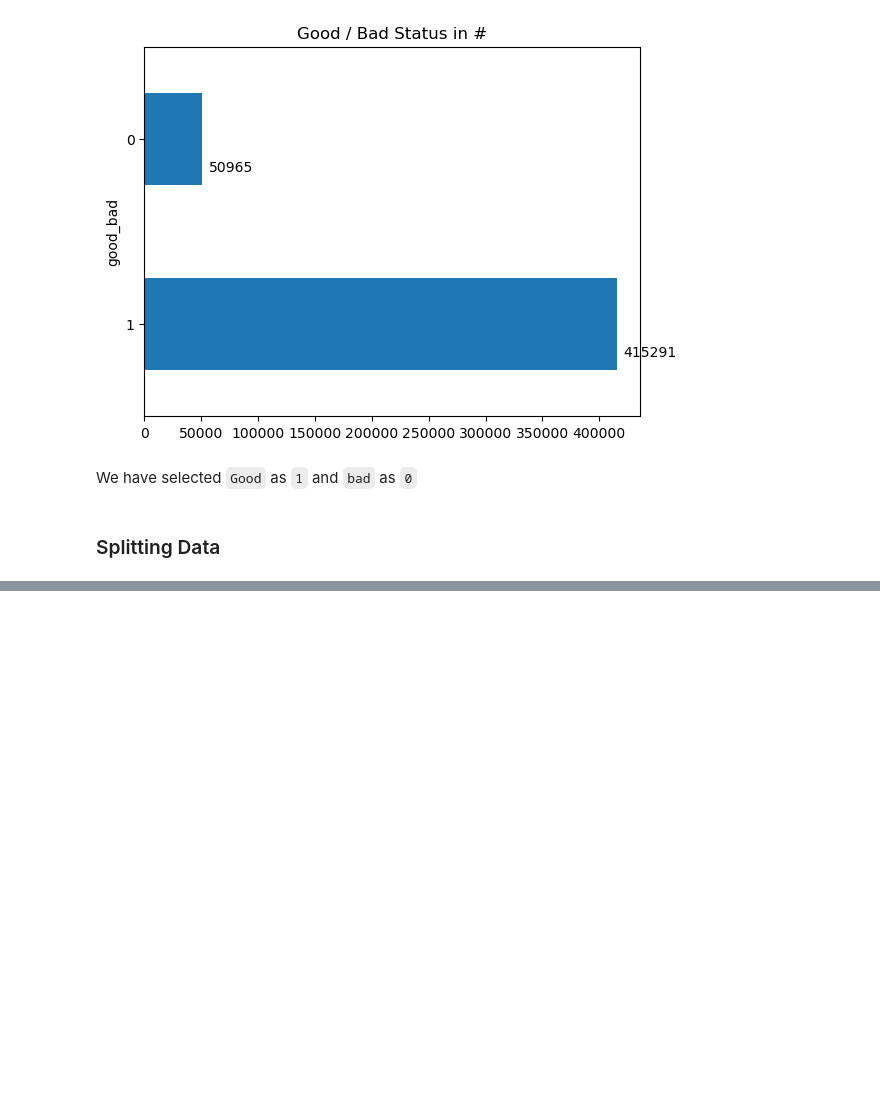
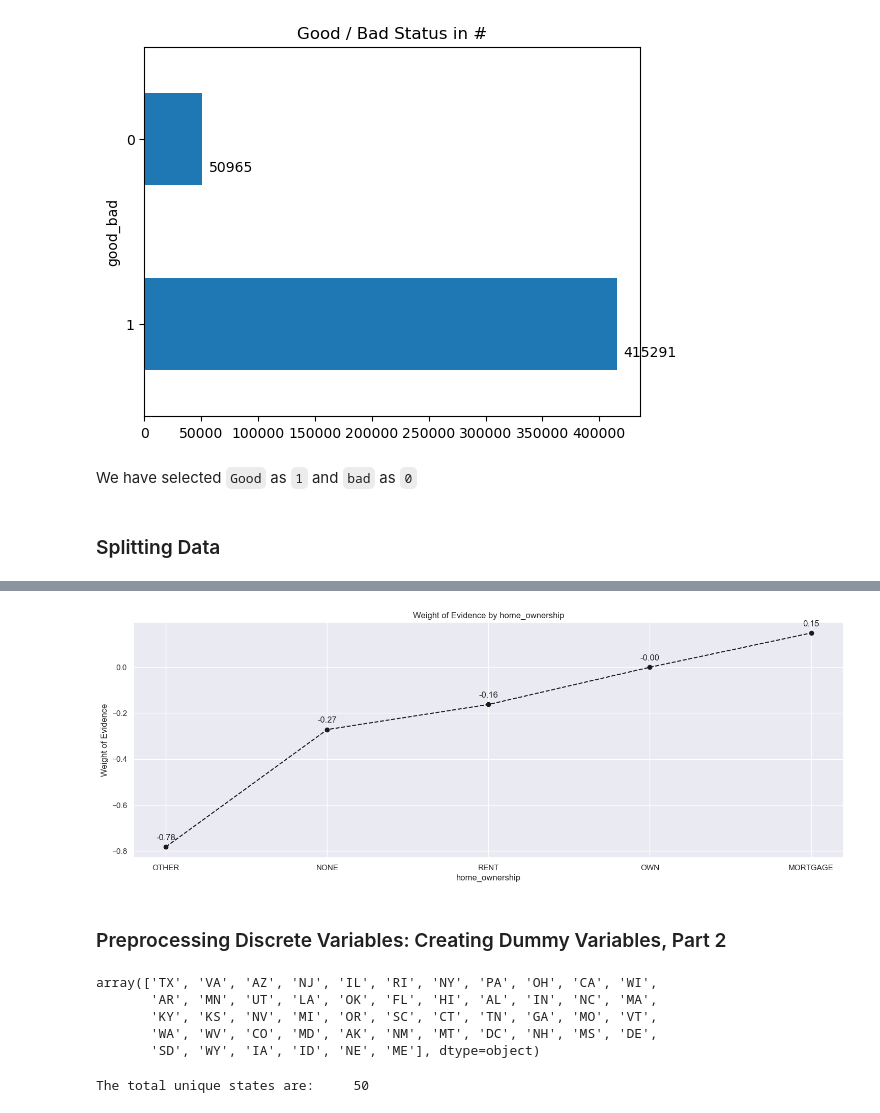
Before and after one commit to dcgkpindiastudy/CreditRiskModelingInPython, a Jupyter notebook: Src/Credit Risk Modeling - Preparation - With Comments - 4-6.ipynb, the cells around one changed output, grey strips where cells are left out. Drawn from its saved outputs; the diff is of its cells as text; code cells hidden in the pictures; blank space fills up the shorter version.

```diff
--- a/Src/Credit Risk Modeling - Preparation - With Comments - 4-6.ipynb
+++ b/Src/Credit Risk Modeling - Preparation - With Comments - 4-6.ipynb
@@ -807,0 +1108,5 @@ train_test_split(loan_data.drop('good_bad', axis = 1), loan_data['good_bad'])
+# %%
+# 'home_ownership'
+df_temp = woe_discrete(df_inputs_prepr, 'home_ownership', df_targets_prepr)
+# We calculate weight of evidence.
+df_temp
@@ -807,0 +1120,5 @@ train_test_split(loan_data.drop('good_bad', axis = 1), loan_data['good_bad'])
+# %%
+plot_by_woe(df_temp)
+# We plot the weight of evidence values.
+# %% [output]
+[figure, added]
@@ -807,0 +1144,15 @@ train_test_split(loan_data.drop('good_bad', axis = 1), loan_data['good_bad'])
+# %% [markdown]
+### Preprocessing Discrete Variables: Creating Dummy Variables, Part 2
+# %%
+# 'addr_state'
+df_inputs_prepr['addr_state'].unique()
+# %% [output]
+array(['TX', 'VA', 'AZ', 'NJ', 'IL', 'RI', 'NY', 'PA', 'OH', 'CA', 'WI',
+       'AR', 'MN', 'UT', 'LA', 'OK', 'FL', 'HI', 'AL', 'IN', 'NC', 'MA',
+       'KY', 'KS', 'NV', 'MI', 'OR', 'SC', 'CT', 'TN', 'GA', 'MO', 'VT',
+       'WA', 'WV', 'CO', 'MD', 'AK', 'NM', 'MT', 'DC', 'NH', 'MS', 'DE',
+       'SD', 'WY', 'IA', 'ID', 'NE', 'ME'], dtype=object)
+# %%
+print("The total unique states are:\t", len(df_inputs_prepr['addr_state'].unique()))
+# %% [output]
+The total unique states are:     50
```
Also changed, not shown: parts of 55 cells of this notebook.
